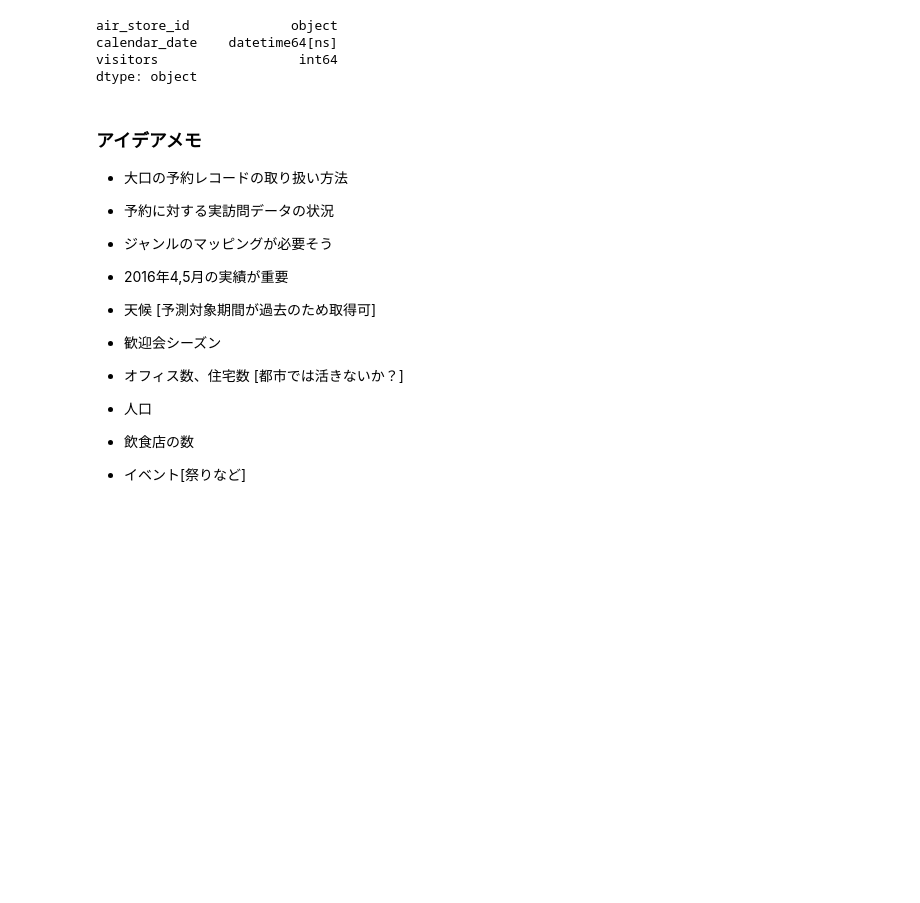
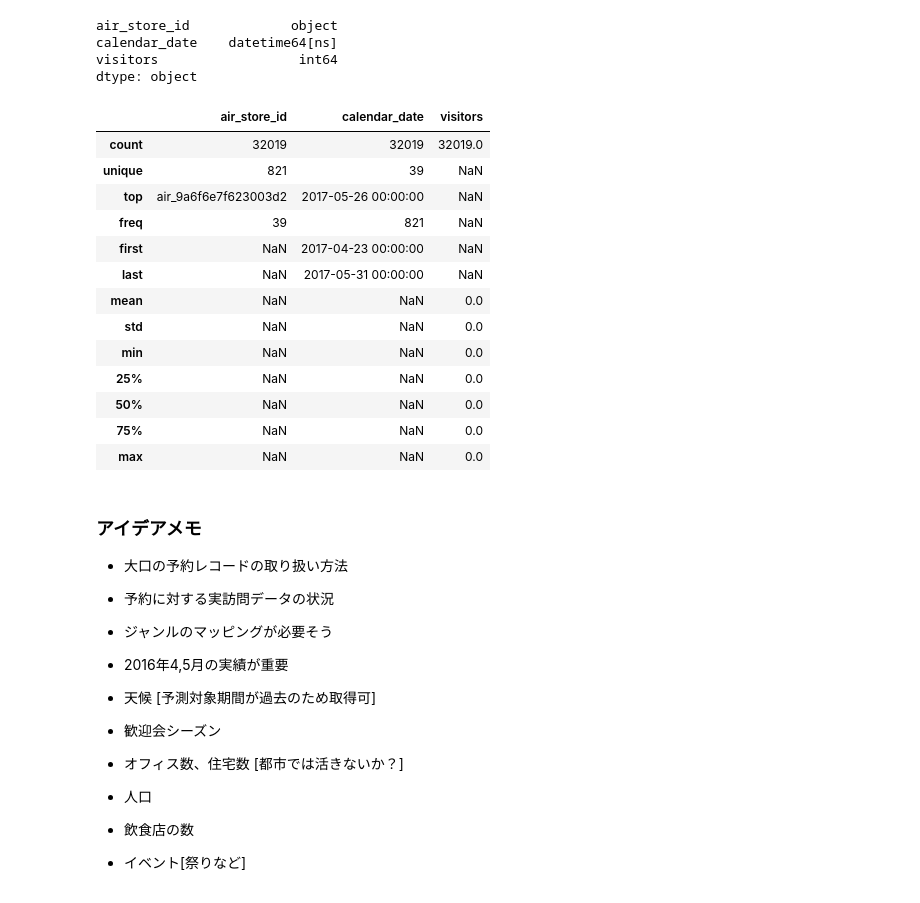
Before and after one commit to selectfromwhere/Restaurant_Visitor_Forecasting, a Jupyter notebook: check_data.ipynb, the cells around one changed output. Cells and saved outputs as stored; diff of their text form; code cells hidden in the pictures; blank space fills up the shorter version.

```diff
--- a/check_data.ipynb
+++ b/check_data.ipynb
@@ -750,6 +750,23 @@ air_store_id             object
 calendar_date    datetime64[ns]
 visitors                  int64
 dtype: object
+# %%
+sample_edit.describe(include='all')
+# %% [output]
+|  | air_store_id | calendar_date | visitors |
+| count | 32019 | 32019 | 32019.0 |
+| unique | 821 | 39 | NaN |
+| top | air_9a6f6e7f623003d2 | 2017-05-26 00:00:00 | NaN |
+| freq | 39 | 821 | NaN |
+| first | NaN | 2017-04-23 00:00:00 | NaN |
+| last | NaN | 2017-05-31 00:00:00 | NaN |
+| mean | NaN | NaN | 0.0 |
+| std | NaN | NaN | 0.0 |
+| min | NaN | NaN | 0.0 |
+| 25% | NaN | NaN | 0.0 |
+| 50% | NaN | NaN | 0.0 |
+| 75% | NaN | NaN | 0.0 |
+| max | NaN | NaN | 0.0 |
 # %% [markdown]
 ### アイデアメモ
 - 大口の予約レコードの取り扱い方法
```
Also changed, not shown: parts of 4 cells of this notebook.
